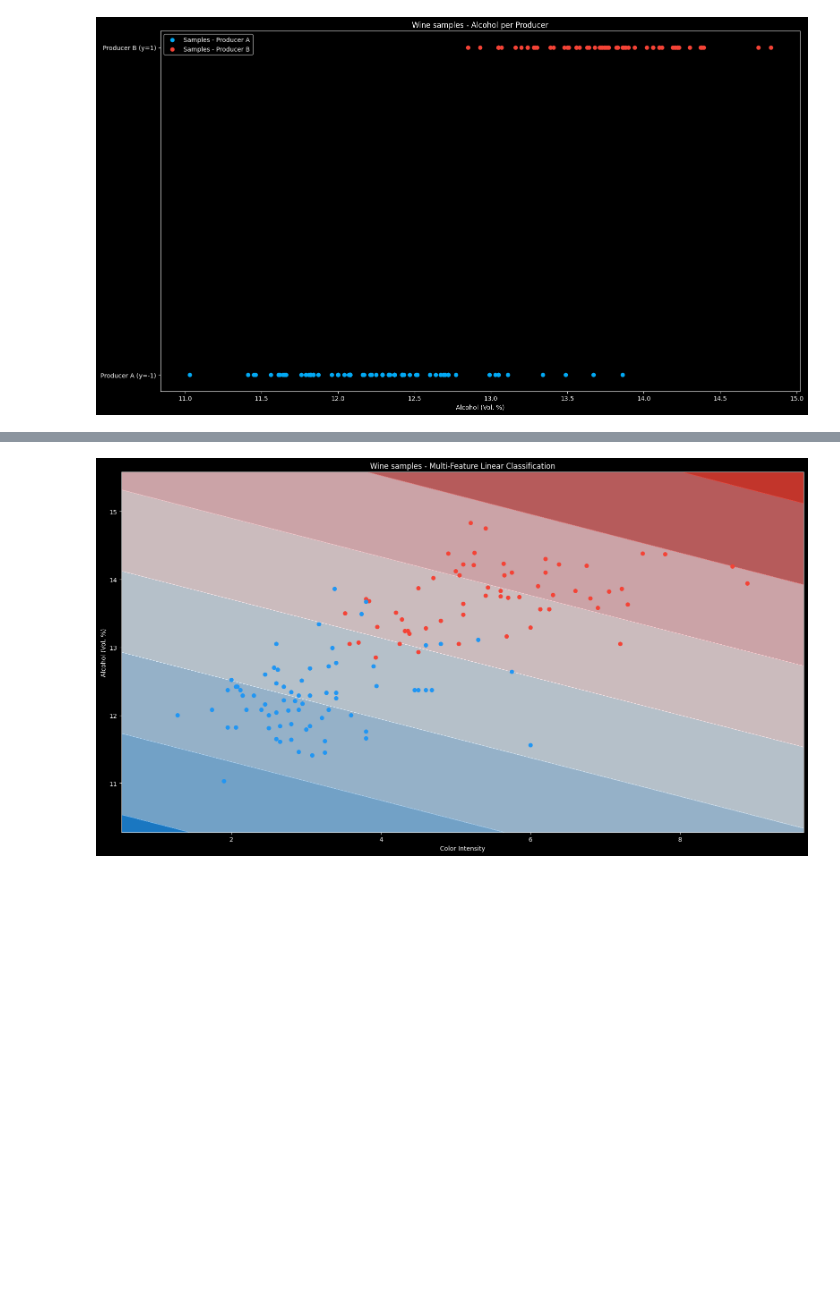
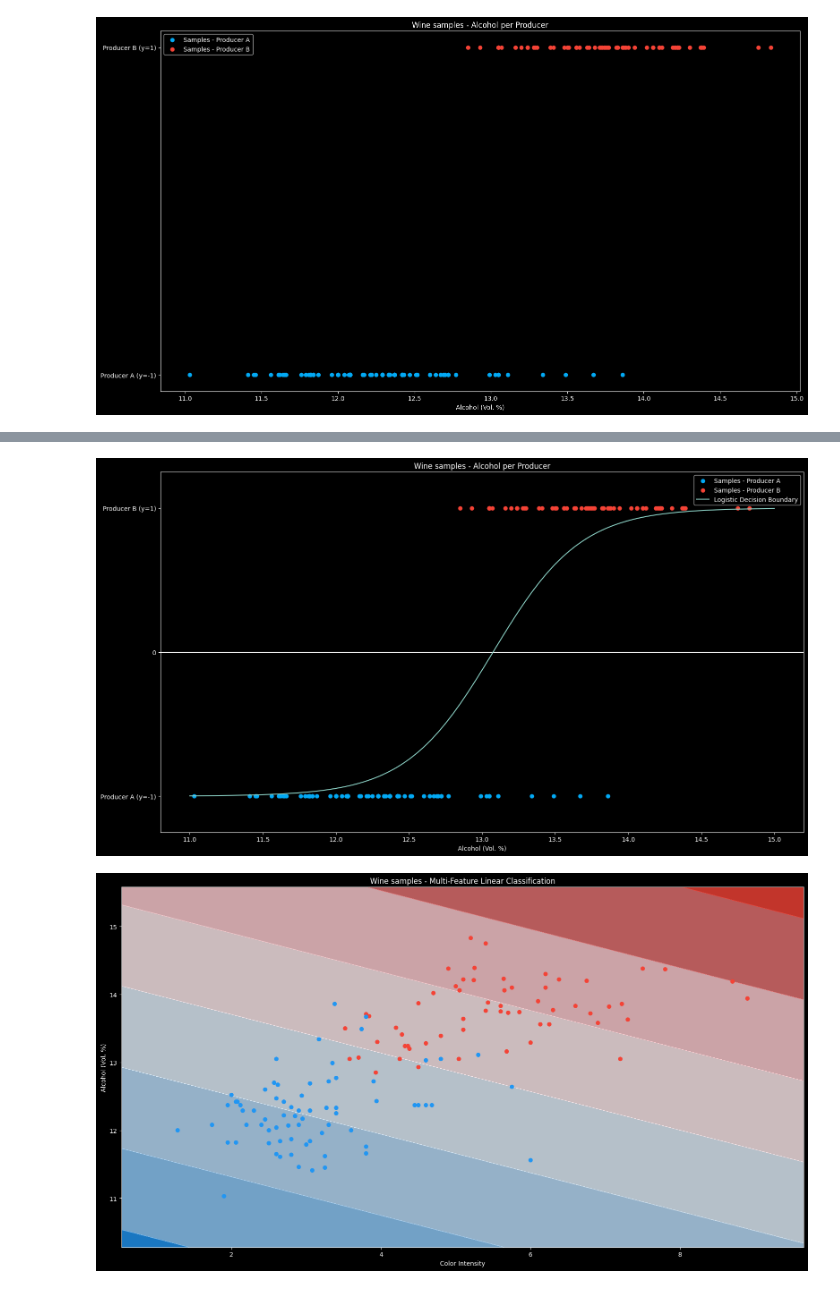
Before and after one commit to MinerMax555/tfo-ai-presentation, a Jupyter notebook: wine-basics.ipynb, the cells around one changed output, grey strips where cells are left out. Drawn from its saved outputs; the diff is of its cells as text; code cells hidden in the pictures; blank space fills up the shorter version.

```diff
--- a/wine-basics.ipynb
+++ b/wine-basics.ipynb
@@ -173,3 +173,44 @@ plt.show()
+# %%
+# Classification between Producer 1 and 2 - Logistic classifier visualization
+
+# create a linear regression model
+model = LogisticRegression()
+model.fit(X_classification[['alcohol']], y_classification)
+y_pred = model.predict(X_classification[['alcohol']])
+
+fig, ax = plt.subplots()
+fig.set_size_inches(16, 9)
+ax.set_title('Wine samples - Alcohol per Producer')
+ax.set_xlabel('Alcohol (Vol. %)')
+
+ax.scatter(X_classification[y_classification == -1]['alcohol'], y_classification[y_classification == -1], c='#03A9F4',
+           label="Samples - Producer A")
+ax.scatter(X_classification[y_classification == 1]['alcohol'], y_classification[y_classification == 1], c='#F44336',
+           label="Samples - Producer B")
+ax.set_yticks([-1, 0, 1], ["Producer A (y=-1)", "0", "Producer B (y=1)"])
+ax.set_ylim(-1.25, 1.25)
+
+ax.axhline(0)
+
+a = model.coef_[0]
+b = model.intercept_
+
+def logistic_predict(x):
+    return np.exp(a*x+b) / (1 + np.exp(a*x+b))
+
+x_range = np.linspace(11, 15, 1000)
+y_pred = logistic_predict(x_range)
+# adjust for my y axis
+y_pred = (y_pred - 0.5) * 2
+
+ax.plot(x_range, y_pred, label='Logistic Decision Boundary')
+
+ax.legend()
+plt.tight_layout()
+plt.savefig(IMG_FOLDER / '06_wine_classification_logistic.png', dpi=450)
+plt.show()
+# %% [output]
+[figure, added]
 # %%
 from sklearn.preprocessing import StandardScaler
 from sklearn.pipeline import make_pipeline
```
Also changed, not shown: parts of 4 cells of this notebook, 5 other files.
